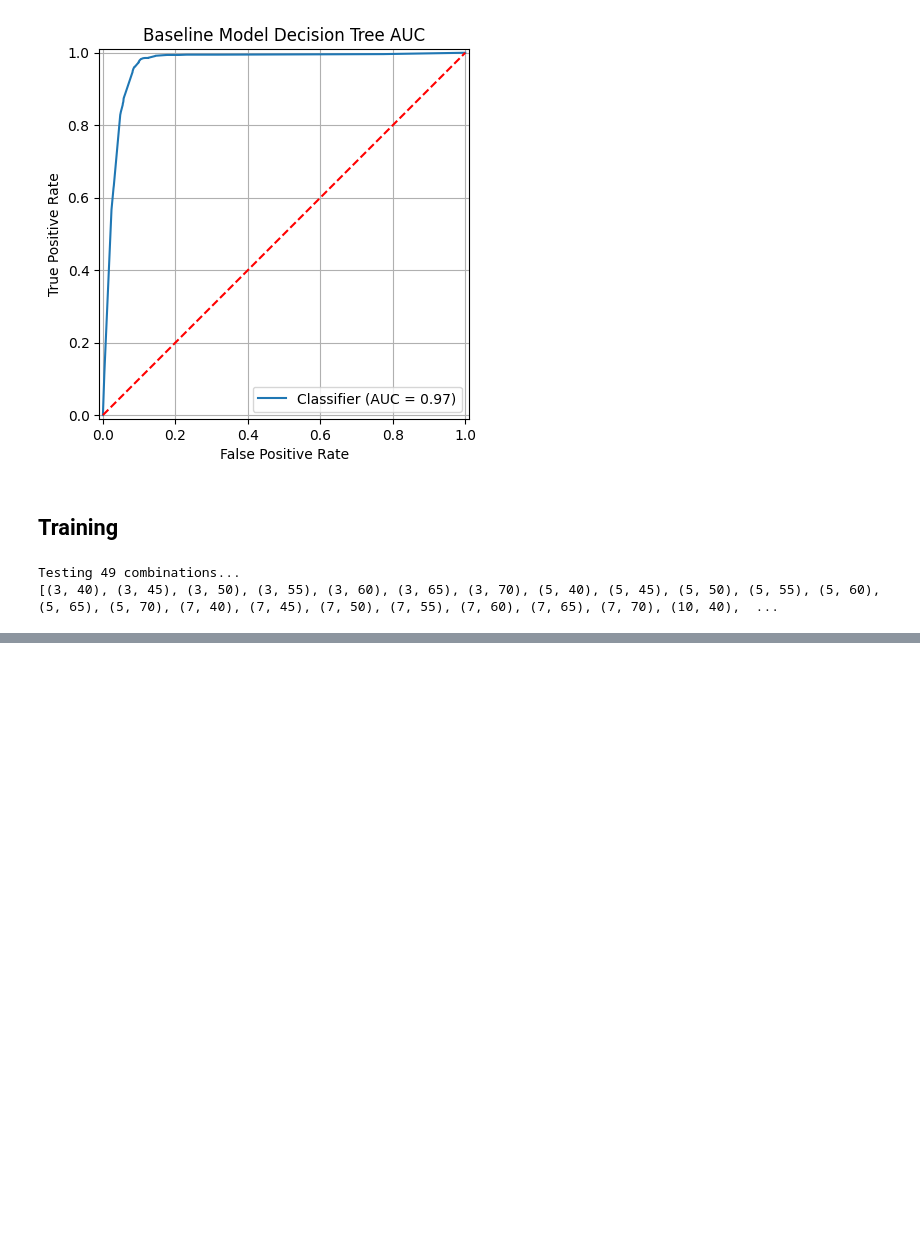
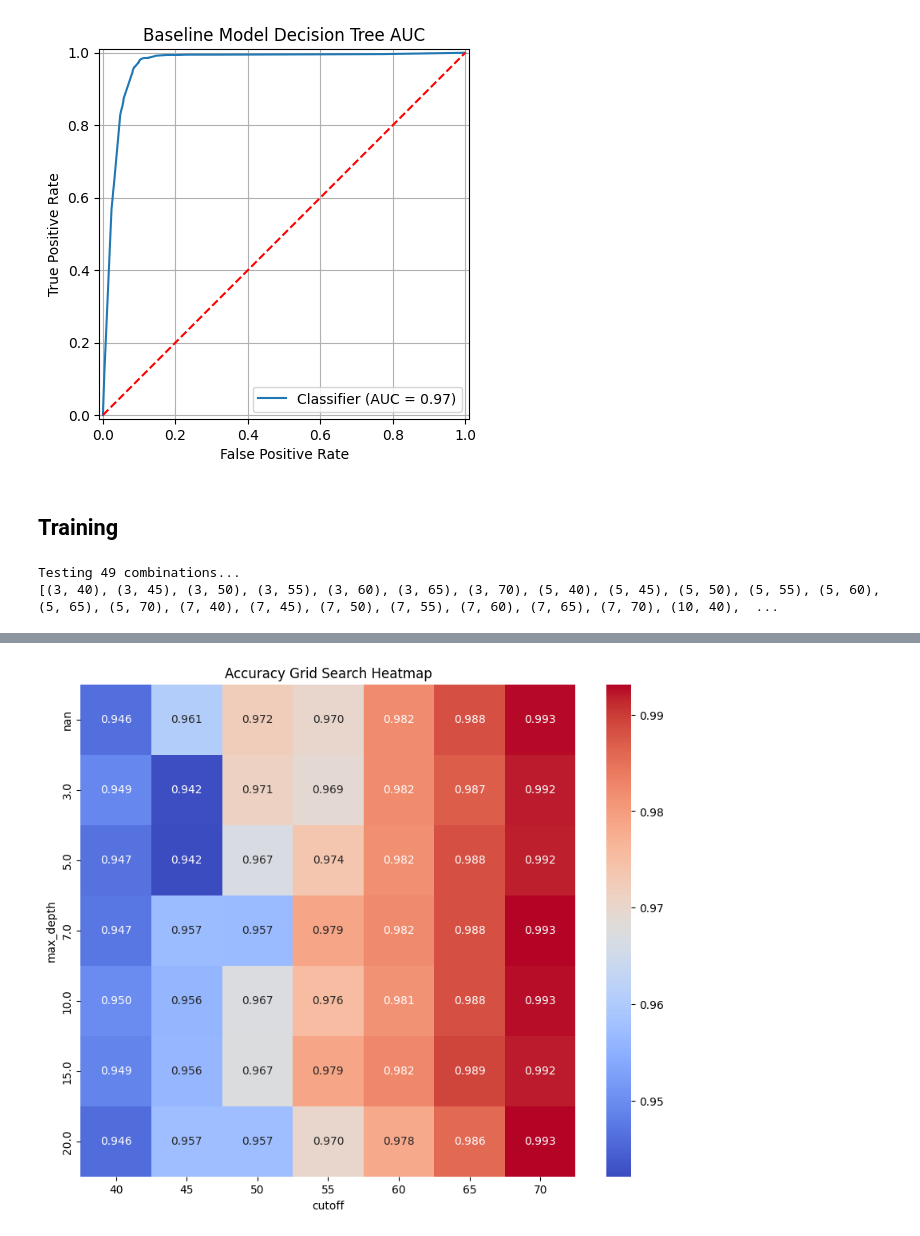
Before and after one commit to AlexanderBeck0/CS539-Final-Project, a Jupyter notebook: song_popularity.ipynb, the cells around one changed output, grey strips where cells are left out. Drawn from its saved outputs; the diff is of its cells as text; code cells hidden in the pictures; blank space fills up the shorter version.

```diff
--- a/song_popularity.ipynb
+++ b/song_popularity.ipynb
@@ -407,0 +457,9 @@ Auc: 0.9493
+# %%
+pivot = results_df.pivot(index="max_depth", columns="cutoff", values="accuracy")
+
+plt.figure(figsize=(10, 8))
+sns.heatmap(pivot, annot=True, fmt=".3f", cmap="coolwarm")
+plt.title("Accuracy Grid Search Heatmap")
+plt.show()
+# %% [output]
+[figure, added]
```
Also changed, not shown: parts of 6 cells of this notebook.
